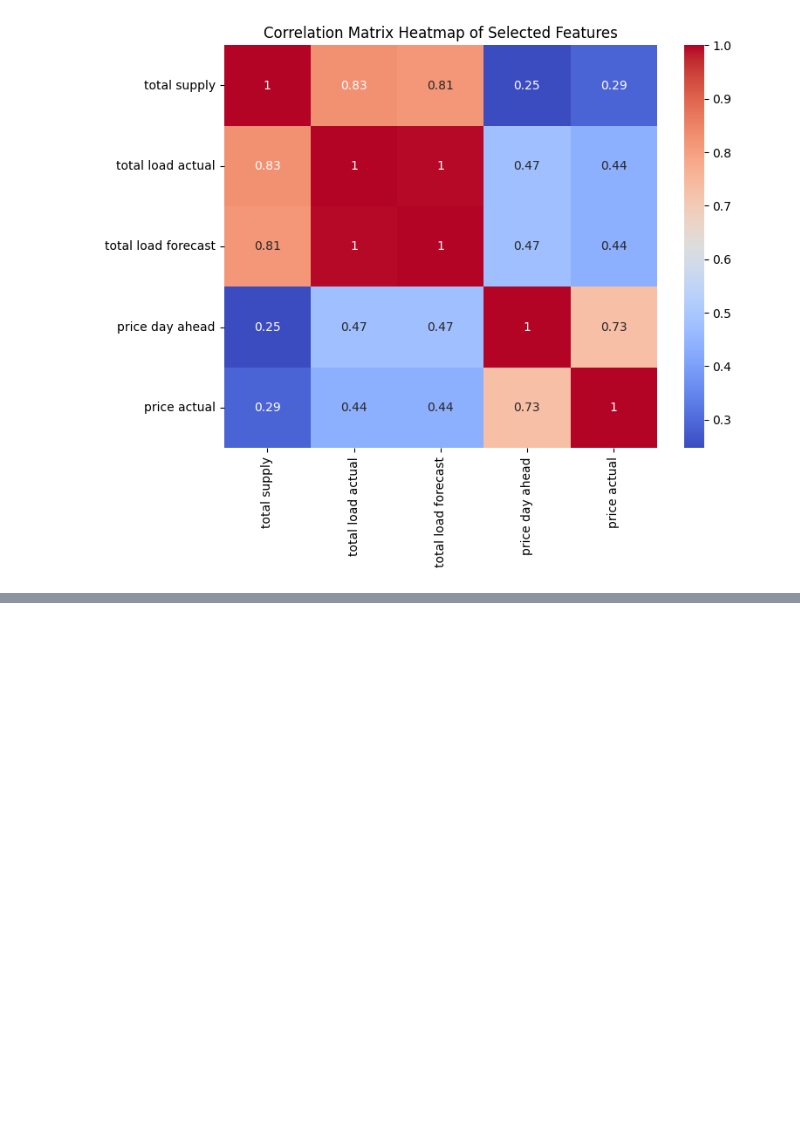
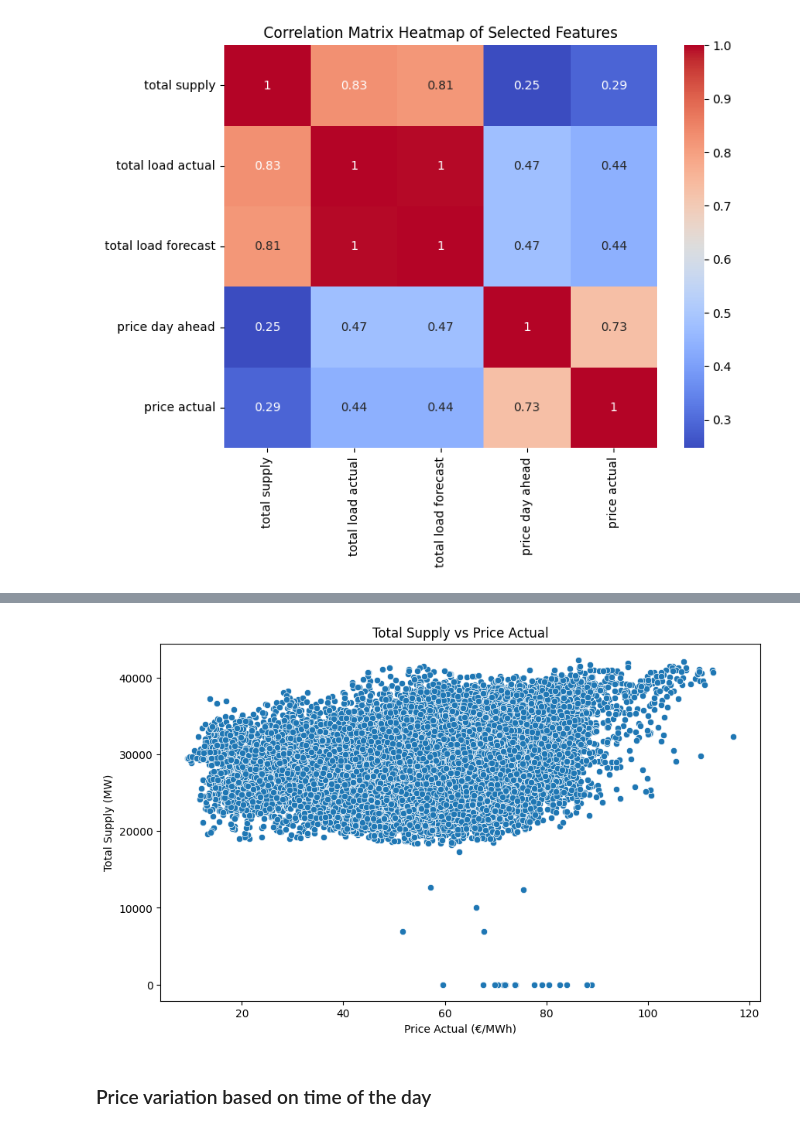
Before and after one commit to SheidaMajidi/energy_consumption, a Jupyter notebook: EDA/eda.ipynb, the cells around one changed output, grey strips where cells are left out. Saved outputs shown, nothing was run; the diff lists cells and outputs as text; code cells hidden in the pictures; blank space fills up the shorter version.

```diff
--- a/EDA/eda.ipynb
+++ b/EDA/eda.ipynb
@@ -296,0 +350,12 @@ plt.show()
+# %%
+# Scatter plot of Total Supply vs Price Actual
+plt.figure(figsize=(10, 6))
+sns.scatterplot(x=data['price actual'], y=data['total supply'])
+plt.title('Total Supply vs Price Actual')
+plt.xlabel('Price Actual (€/MWh)')
+plt.ylabel('Total Supply (MW)')
+plt.show()
+# %% [output]
+[figure, added]
+# %% [markdown]
+### Price variation based on time of the day
```
Also changed, not shown: parts of 8 cells of this notebook.
